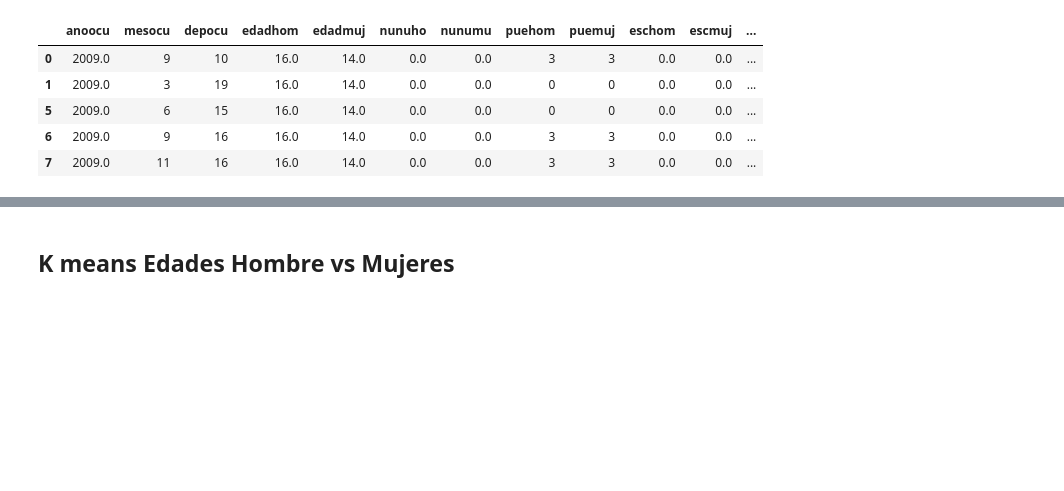
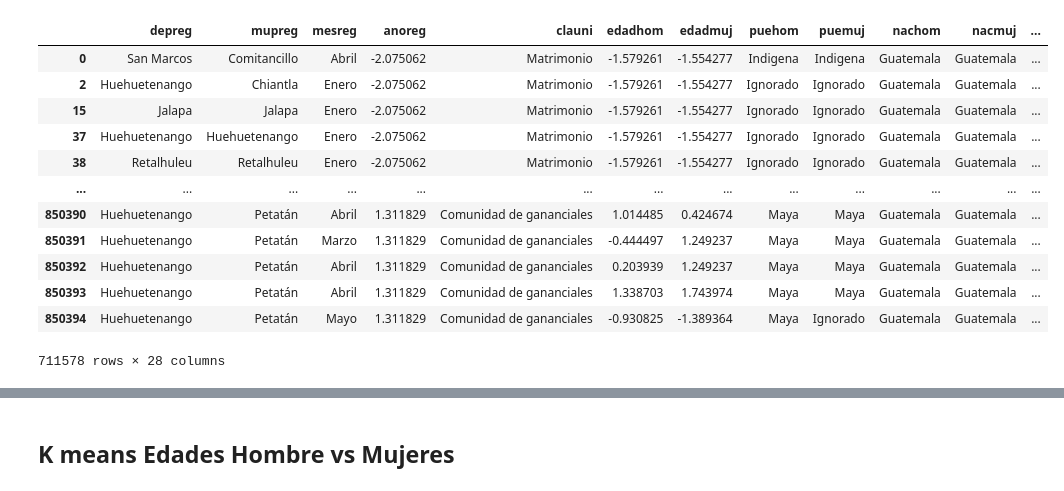
Before and after one commit to Mar19845/Proyecto_Mineria, a Jupyter notebook: Proyecto_Kmodes.ipynb, the cells around one changed output, grey strips where cells are left out. Saved outputs shown, nothing was run; the diff lists cells and outputs as text; code cells hidden in the pictures; blank space fills up the shorter version.

```diff
--- a/Proyecto_Kmodes.ipynb
+++ b/Proyecto_Kmodes.ipynb
@@ -103,3 +68,0 @@ cuantitativas_mat = [ 'anoocu','mesocu','depocu','edadhom', 'edadmuj',
-# %%
-#create df just with the columns that we belive are usefull
-matrimonios = matrimonios[cuantitativas_mat]
@@ -139,23 +93,30 @@ def remove_outliers(df,outliers_list):
 # create a empty list to recolet the index
 # for inside columns list to get the index
 index_list = []
-for col in matrimonios.columns:
+for col in matrimonios[cuantitativas_mat]:
     index_list.extend(get_outlier(matrimonios,col))
 # %%
 #clean the df
 matrimonios = remove_outliers(matrimonios,index_list)
-# %%
-#drop nan
-matrimonios = matrimonios.dropna()
 # %%
-#norm data
-#matrimonios = (matrimonios-matrimonios.min())/(matrimonios.max()-matrimonios.min())
+def normalizer(column):
+    return (column - column.mean())/(column.std())
+
+for col in matrimonios[cuantitativas_mat]:
+    matrimonios[col] = normalizer(matrimonios[col])
 # %%
-matrimonios.head()
+matrimonios
 # %% [output]
-|  | anoocu | mesocu | depocu | edadhom | edadmuj | nunuho | nunumu | puehom | puemuj | eschom | escmuj | ... |
-| 0 | 2009.0 | 9 | 10 | 16.0 | 14.0 | 0.0 | 0.0 | 3 | 3 | 0.0 | 0.0 | ... |
-| 1 | 2009.0 | 3 | 19 | 16.0 | 14.0 | 0.0 | 0.0 | 0 | 0 | 0.0 | 0.0 | ... |
-| 5 | 2009.0 | 6 | 15 | 16.0 | 14.0 | 0.0 | 0.0 | 0 | 0 | 0.0 | 0.0 | ... |
-| 6 | 2009.0 | 9 | 16 | 16.0 | 14.0 | 0.0 | 0.0 | 3 | 3 | 0.0 | 0.0 | ... |
-| 7 | 2009.0 | 11 | 16 | 16.0 | 14.0 | 0.0 | 0.0 | 3 | 3 | 0.0 | 0.0 | ... |
+|  | depreg | mupreg | mesreg | anoreg | clauni | edadhom | edadmuj | puehom | puemuj | nachom | nacmuj | ... |
+| 0 | San Marcos | Comitancillo | Abril | -2.075062 | Matrimonio | -1.579261 | -1.554277 | Indigena | Indigena | Guatemala | Guatemala | ... |
+| 2 | Huehuetenango | Chiantla | Enero | -2.075062 | Matrimonio | -1.579261 | -1.554277 | Ignorado | Ignorado | Guatemala | Guatemala | ... |
+| 15 | Jalapa | Jalapa | Enero | -2.075062 | Matrimonio | -1.579261 | -1.554277 | Ignorado | Ignorado | Guatemala | Guatemala | ... |
+| 37 | Huehuetenango | Huehuetenango | Enero | -2.075062 | Matrimonio | -1.579261 | -1.554277 | Ignorado | Ignorado | Guatemala | Guatemala | ... |
+| 38 | Retalhuleu | Retalhuleu | Enero | -2.075062 | Matrimonio | -1.579261 | -1.554277 | Ignorado | Ignorado | Guatemala | Guatemala | ... |
+| ... | ... | ... | ... | ... | ... | ... | ... | ... | ... | ... | ... | ... |
+| 850390 | Huehuetenango | Petatán | Abril | 1.311829 | Comunidad de gananciales | 1.014485 | 0.424674 | Maya | Maya | Guatemala | Guatemala | ... |
+| 850391 | Huehuetenango | Petatán | Marzo | 1.311829 | Comunidad de gananciales | -0.444497 | 1.249237 | Maya | Maya | Guatemala | Guatemala | ... |
+| 850392 | Huehuetenango | Petatán | Abril | 1.311829 | Comunidad de gananciales | 0.203939 | 1.249237 | Maya | Maya | Guatemala | Guatemala | ... |
+| 850393 | Huehuetenango | Petatán | Abril | 1.311829 | Comunidad de gananciales | 1.338703 | 1.743974 | Maya | Maya | Guatemala | Guatemala | ... |
+| 850394 | Huehuetenango | Petatán | Mayo | 1.311829 | Comunidad de gananciales | -0.930825 | -1.389364 | Maya | Ignorado | Guatemala | Guatemala | ... |
+711578 rows × 28 columns
```
Also changed, not shown: parts of 34 cells of this notebook.
